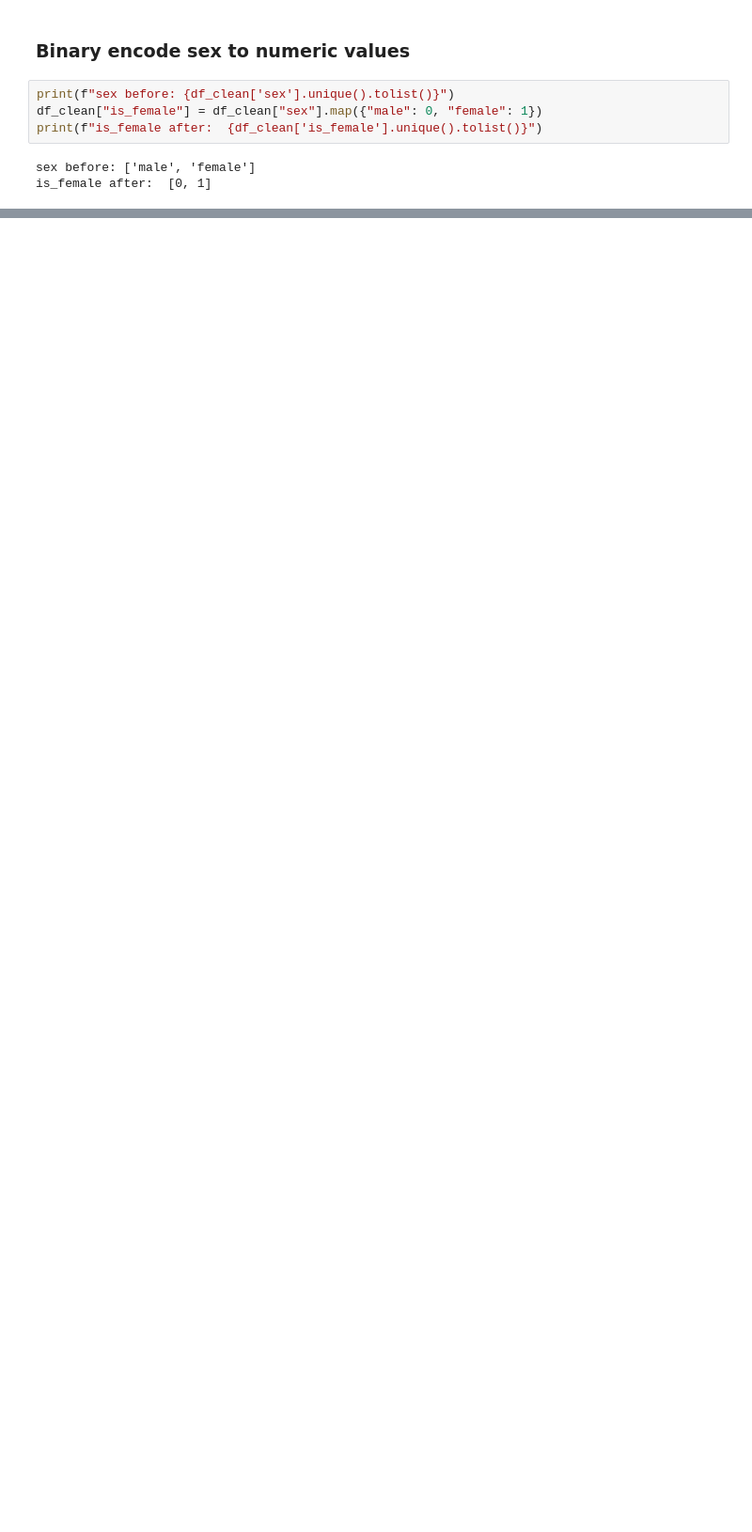
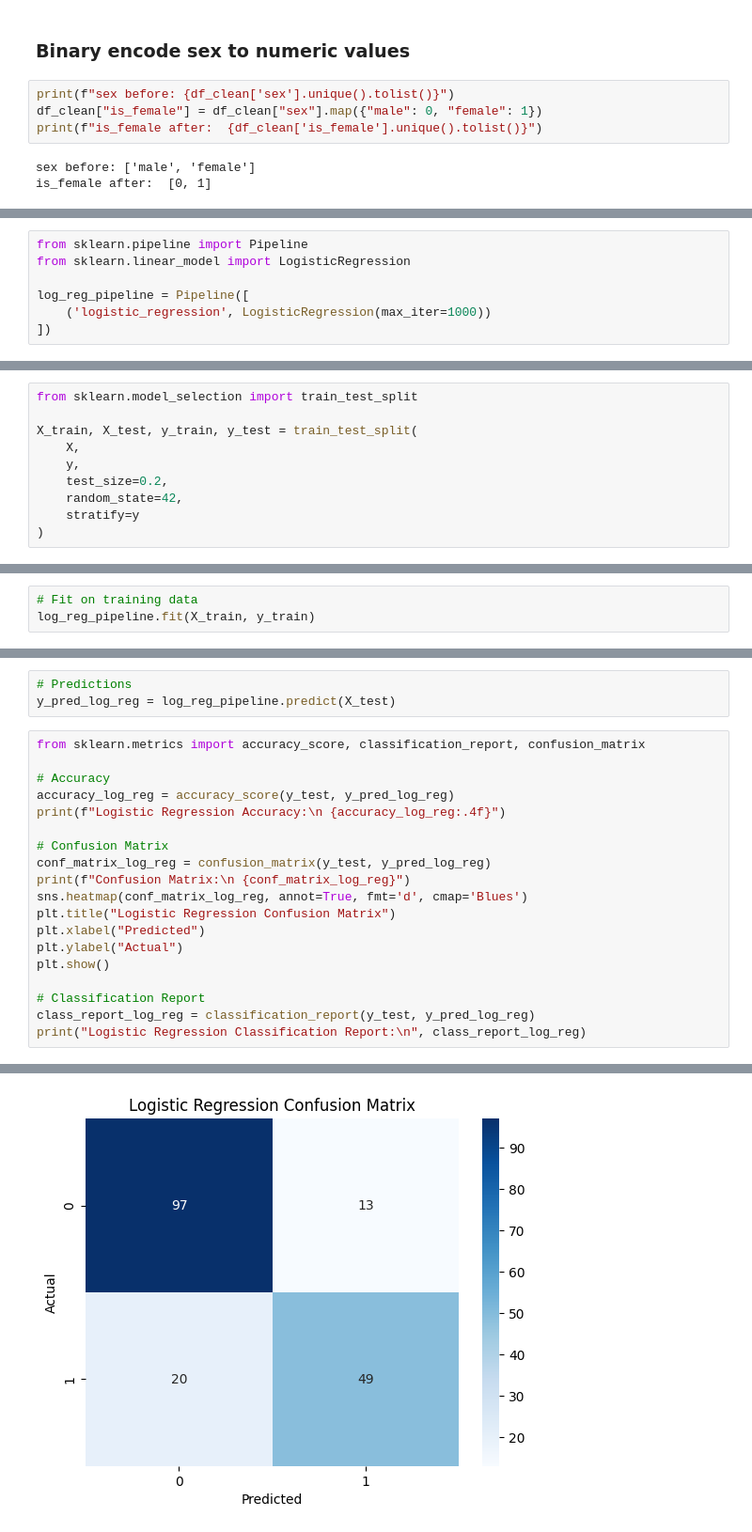
Before and after one commit to helben2002/TitanicCapstoneProject, a Jupyter notebook: ml/notebooks/titanic.ipynb, the cells around one changed output, grey strips where cells are left out. Shown at 94% size. Cells and saved outputs as stored; diff of their text form; blank space fills up the shorter version.

Commit message:
data (TITANIC-73): split and train data, create Logistic Regression model

```diff
--- a/ml/notebooks/titanic.ipynb
+++ b/ml/notebooks/titanic.ipynb
@@ -361,0 +475,7 @@ Index(['passenger_id', 'survived', 'passenger_class', 'name', 'sex', 'age',
+# %%
+from sklearn.pipeline import Pipeline
+from sklearn.linear_model import LogisticRegression
+
+log_reg_pipeline = Pipeline([
+    ('logistic_regression', LogisticRegression(max_iter=1000))
+])
@@ -361,0 +490,10 @@ Index(['passenger_id', 'survived', 'passenger_class', 'name', 'sex', 'age',
+# %%
+from sklearn.model_selection import train_test_split
+
+X_train, X_test, y_train, y_test = train_test_split(
+    X,
+    y,
+    test_size=0.2,
+    random_state=42,
+    stratify=y
+)
@@ -361,0 +520,3 @@ Index(['passenger_id', 'survived', 'passenger_class', 'name', 'sex', 'age',
+# %%
+# Fit on training data
+log_reg_pipeline.fit(X_train, y_train)
@@ -361,0 +525,23 @@ Index(['passenger_id', 'survived', 'passenger_class', 'name', 'sex', 'age',
+# %%
+# Predictions
+y_pred_log_reg = log_reg_pipeline.predict(X_test)
+# %%
+from sklearn.metrics import accuracy_score, classification_report, confusion_matrix
+
+# Accuracy
+accuracy_log_reg = accuracy_score(y_test, y_pred_log_reg)
+print(f"Logistic Regression Accuracy:\n {accuracy_log_reg:.4f}")
+
+# Confusion Matrix
+conf_matrix_log_reg = confusion_matrix(y_test, y_pred_log_reg)
+print(f"Confusion Matrix:\n {conf_matrix_log_reg}")
+sns.heatmap(conf_matrix_log_reg, annot=True, fmt='d', cmap='Blues')
+plt.title("Logistic Regression Confusion Matrix")
+plt.xlabel("Predicted")
+plt.ylabel("Actual")
+plt.show()
+
+# Classification Report
+class_report_log_reg = classification_report(y_test, y_pred_log_reg)
+print("Logistic Regression Classification Report:\n", class_report_log_reg)
+# %% [output]
@@ -361,0 +553 @@ Index(['passenger_id', 'survived', 'passenger_class', 'name', 'sex', 'age',
+[figure, added]
```
Also changed, not shown: parts of 24 cells of this notebook.
